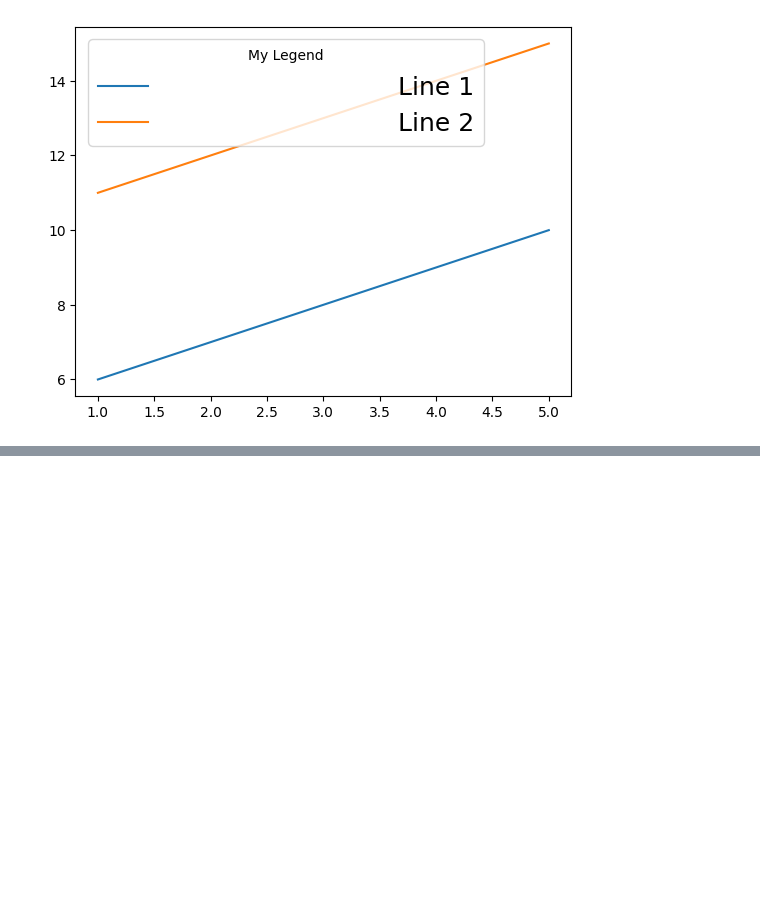
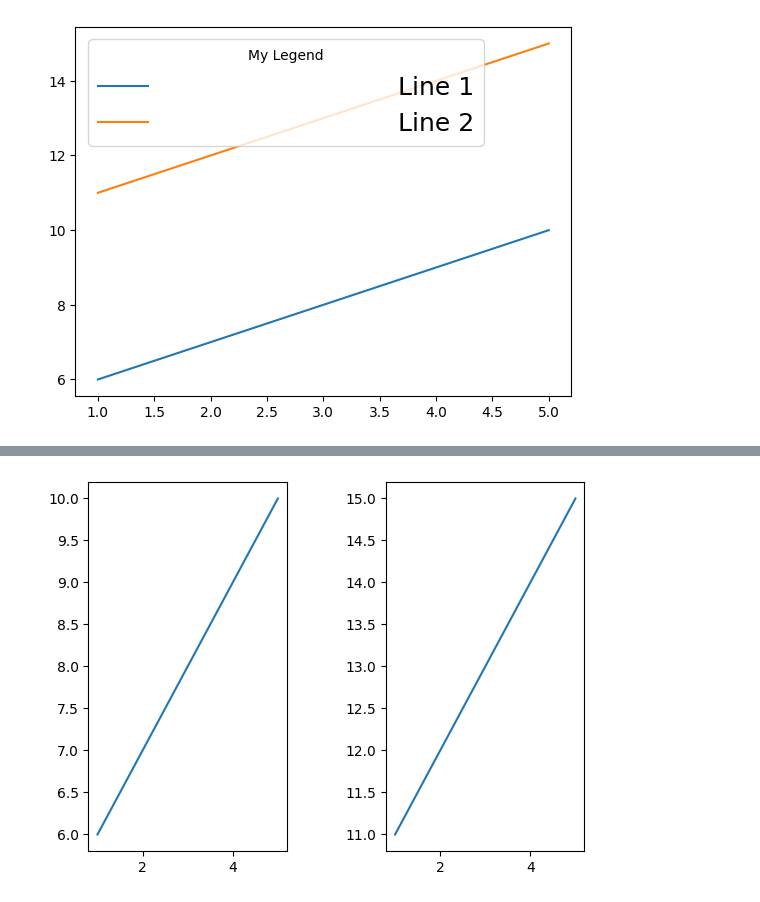
Before and after one commit to dbsalazarr/converter-ad-da, a Jupyter notebook: graphic_functions.ipynb, the cells around one changed output, grey strips where cells are left out. Cells and saved outputs as stored; diff of their text form; code cells hidden in the pictures; blank space fills up the shorter version.

```diff
--- a/graphic_functions.ipynb
+++ b/graphic_functions.ipynb
@@ -352,0 +378,19 @@ plt.show()
+# %%
+import matplotlib.pyplot as plt
+
+# Create a figure with two subplots
+fig, (ax1, ax2) = plt.subplots(nrows=1, ncols=2)
+
+# Plot some data on the first subplot
+ax1.plot([1, 2, 3, 4, 5], [6, 7, 8, 9, 10])
+
+# Plot some data on the second subplot
+ax2.plot([1, 2, 3, 4, 5], [11, 12, 13, 14, 15])
+
+# Adjust the subplots
+plt.subplots_adjust(wspace=0.5, hspace=0.5)
+
+# Show the plot
+plt.show()
+# %% [output]
+[figure, added]
```
Also changed, not shown: parts of 2 cells of this notebook.
